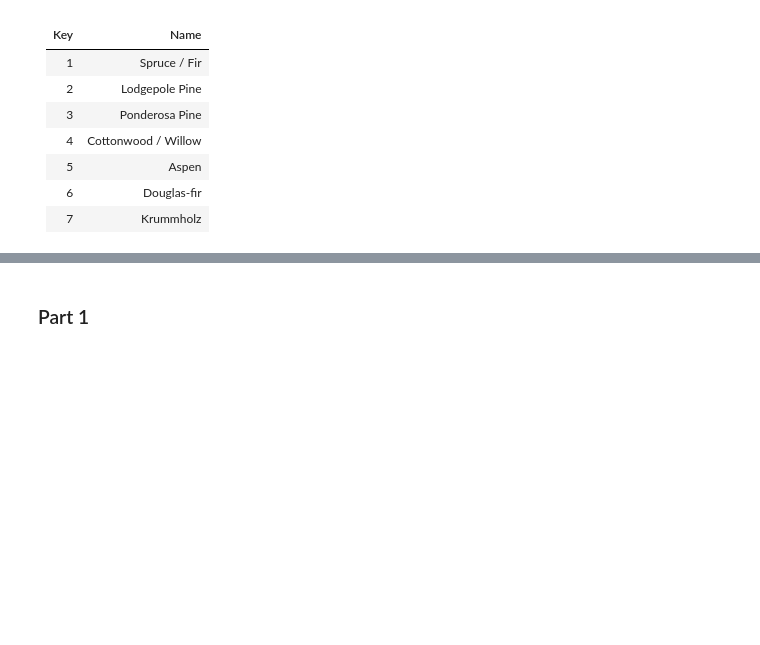
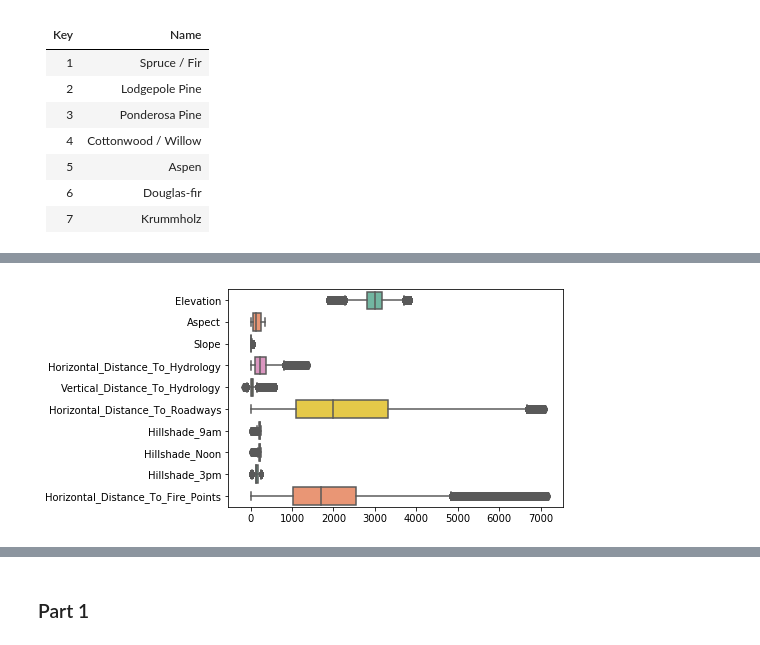
Before and after one commit to JuzerShakir/Forest_Cover-Type, a Jupyter notebook: result.ipynb, the cells around one changed output, grey strips where cells are left out. Saved outputs shown, nothing was run; the diff lists cells and outputs as text; code cells hidden in the pictures; blank space fills up the shorter version.

Commit message:
Feature Statistics

```diff
--- a/result.ipynb
+++ b/result.ipynb
@@ -185,0 +236,10 @@ _What you want to explore_
+# %%
+# Extracting all numerical features from data
+num_fea = data.iloc[:, :10]
+
+# extracting all binary features from data
+binary_fea = data.iloc[:, 10:-1]
+
+
+# statistics of numerical features
+num_fea.describe()
@@ -185,0 +282,7 @@ _What you want to explore_
+# %%
+# Box and whiskers plot
+
+ax = sns.boxplot(data = num_fea, orient='h', palette='Set2')
+plt.show()
+# %% [output]
+[figure, added]
```
Also changed, not shown: parts of 14 cells of this notebook.
